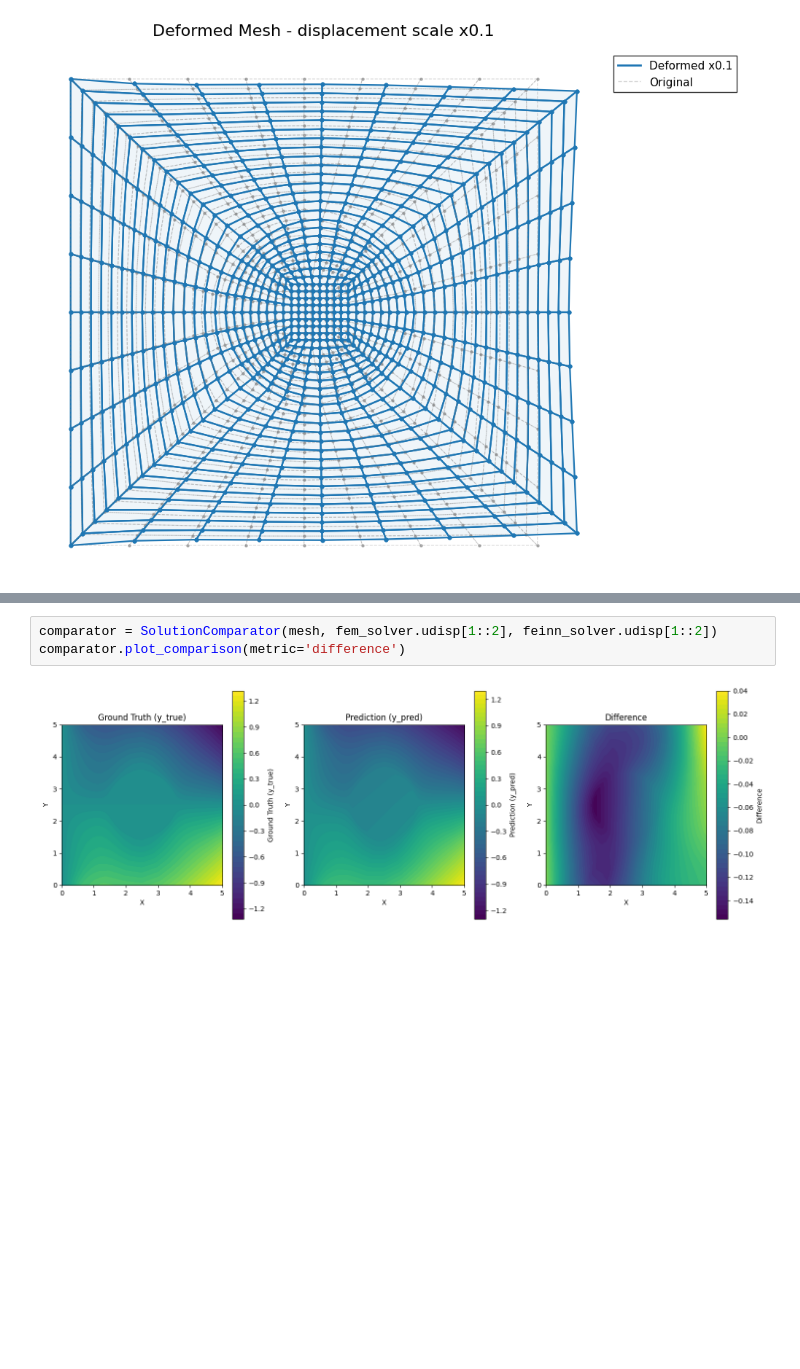
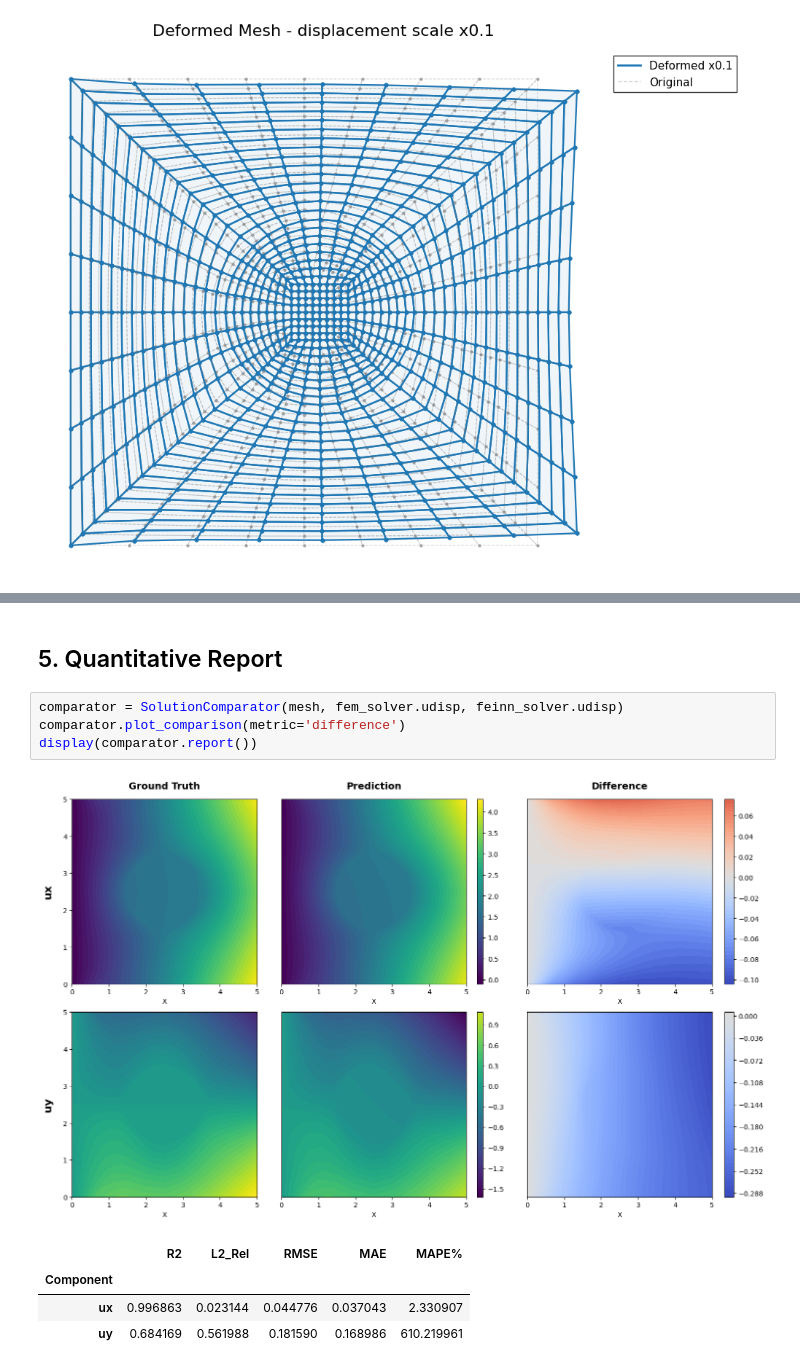
Before and after one commit to bdesia/feinn_project, a Jupyter notebook: notebooks/FEINN_example3/E3_RVE.ipynb, the cells around one changed output, grey strips where cells are left out. Drawn from its saved outputs; the diff is of its cells as text; blank space fills up the shorter version.

```diff
--- a/notebooks/FEINN_example3/E3_RVE.ipynb
+++ b/notebooks/FEINN_example3/E3_RVE.ipynb
@@ -278,5 +238,12 @@ comparator.plot_comparison(metric='difference')
-# %%
-comparator = SolutionComparator(mesh, fem_solver.udisp[1::2], feinn_solver.udisp[1::2])
-comparator.plot_comparison(metric='difference')
-# %% [output]
-[figure, removed]
+# %% [markdown]
+## 5. Quantitative Report
+# %%
+comparator = SolutionComparator(mesh, fem_solver.udisp, feinn_solver.udisp)
+comparator.plot_comparison(metric='difference')
+display(comparator.report())
+# %% [output]
+[figure, added]
+|  | R2 | L2_Rel | RMSE | MAE | MAPE% |
+| Component |  |  |  |  |  |
+| ux | 0.996863 | 0.023144 | 0.044776 | 0.037043 | 2.330907 |
+| uy | 0.684169 | 0.561988 | 0.181590 | 0.168986 | 610.219961 |
```
Also changed, not shown: parts of 31 cells of this notebook.
